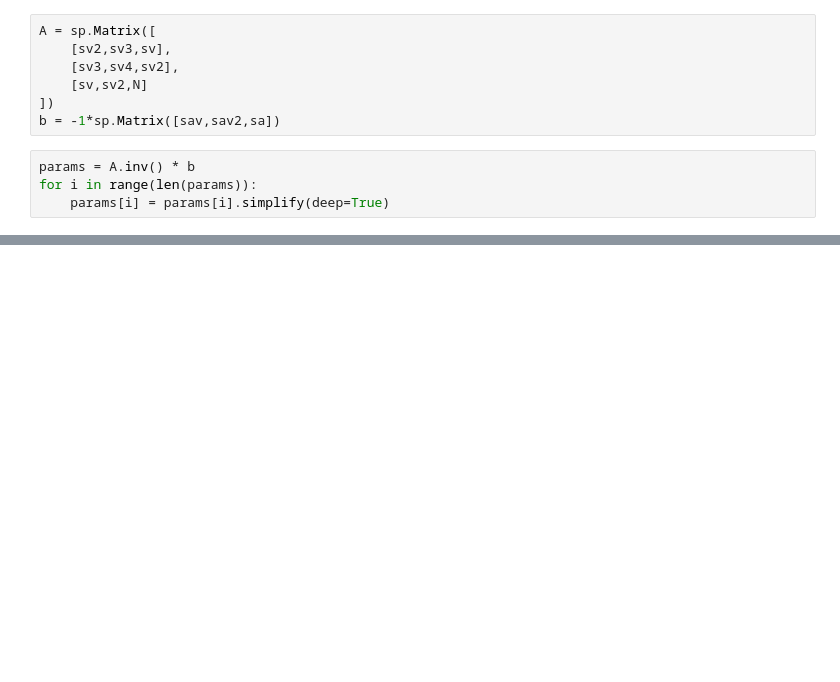
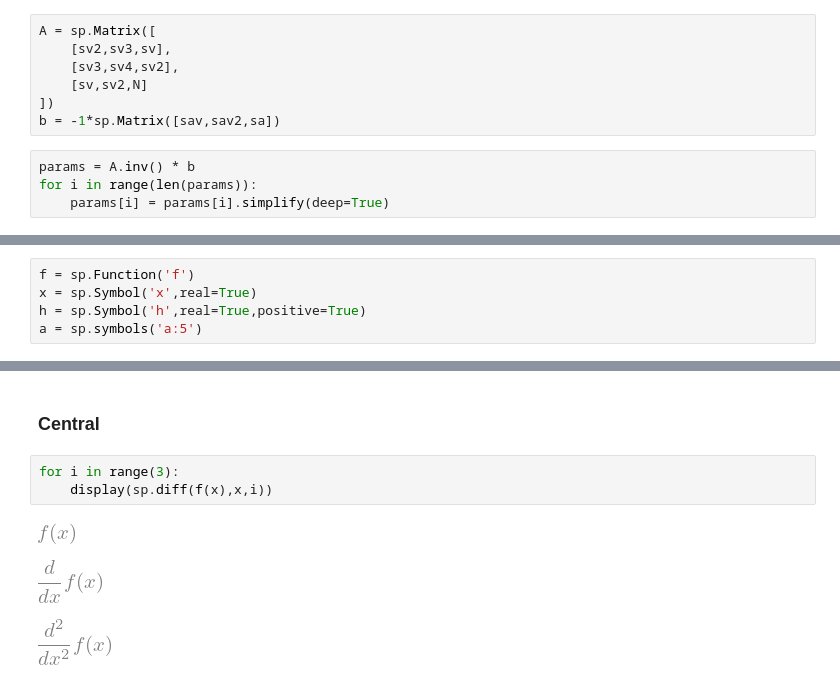
Before and after one commit to rwhitehill/CompPhys22_Spring2022, a Jupyter notebook: Final/theory.ipynb, the cells around one changed output, grey strips where cells are left out. Saved outputs shown, nothing was run; the diff lists cells and outputs as text; blank space fills up the shorter version.

```diff
--- a/Final/theory.ipynb
+++ b/Final/theory.ipynb
@@ -50,0 +47,5 @@ params
+# %%
+f = sp.Function('f')
+x = sp.Symbol('x',real=True)
+h = sp.Symbol('h',real=True,positive=True)
+a = sp.symbols('a:5')
@@ -50,0 +87,9 @@ params
+# %% [markdown]
+### Central
+# %%
+for i in range(3):
+    display(sp.diff(f(x),x,i))
+# %% [output]
+[figure, added]
+[figure, added]
+[figure, added]
```
Also changed, not shown: parts of 10 cells of this notebook, 2 other files.
